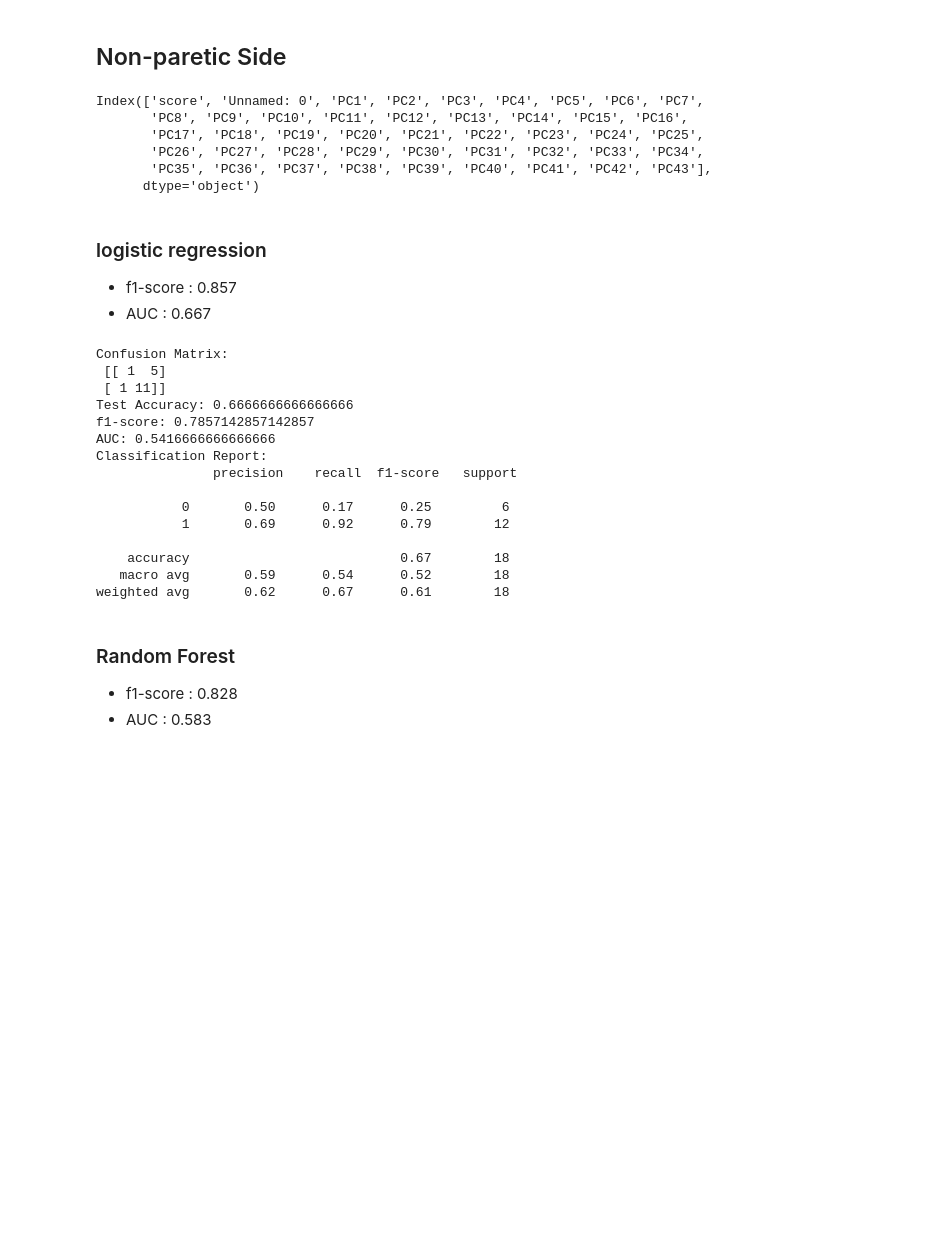
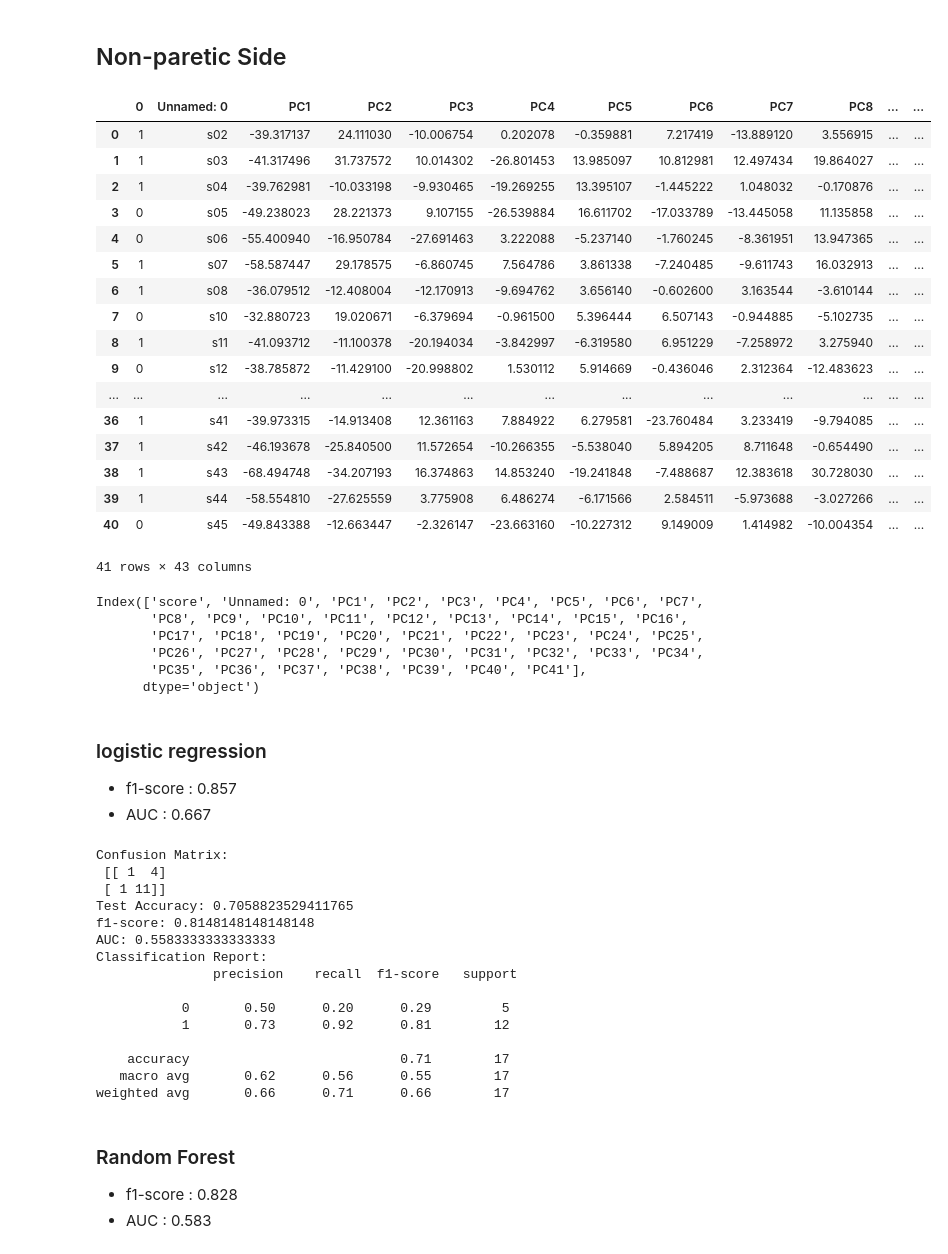
Before and after one commit to softstat/analysis, a Jupyter notebook: looking_back.ipynb, the cells around one changed output. Saved outputs shown, nothing was run; the diff lists cells and outputs as text; code cells hidden in the pictures; blank space fills up the shorter version.

```diff
--- a/looking_back.ipynb
+++ b/looking_back.ipynb
@@ -23,7 +24,7 @@ cd Data
 # %%
 import pandas as pd
-non_PRC = pd.read_csv('looking_back/looking_back.csv')
-PRC = pd.read_csv('looking_back/looking_back_par.csv')
+non_PRC = pd.read_csv('looking_back/look.csv')
+PRC = pd.read_csv('looking_back/look_par.csv')
 clinical_assessment = pd.read_excel('Clinical Assessment.xlsx')
 # %%
 import pandas as pd
@@ -73,6 +96,27 @@ df_non = pd.DataFrame(non_PRC)
 y = pd.DataFrame(y)
 # %%
 non = pd.concat([y,df_non],axis=1)
+# %%
+non
+# %% [output]
+|  | 0 | Unnamed: 0 | PC1 | PC2 | PC3 | PC4 | PC5 | PC6 | PC7 | PC8 | ... | ... |
+| 0 | 1 | s02 | -39.317137 | 24.111030 | -10.006754 | 0.202078 | -0.359881 | 7.217419 | -13.889120 | 3.556915 | ... | ... |
+| 1 | 1 | s03 | -41.317496 | 31.737572 | 10.014302 | -26.801453 | 13.985097 | 10.812981 | 12.497434 | 19.864027 | ... | ... |
+| 2 | 1 | s04 | -39.762981 | -10.033198 | -9.930465 | -19.269255 | 13.395107 | -1.445222 | 1.048032 | -0.170876 | ... | ... |
+| 3 | 0 | s05 | -49.238023 | 28.221373 | 9.107155 | -26.539884 | 16.611702 | -17.033789 | -13.445058 | 11.135858 | ... | ... |
+| 4 | 0 | s06 | -55.400940 | -16.950784 | -27.691463 | 3.222088 | -5.237140 | -1.760245 | -8.361951 | 13.947365 | ... | ... |
+| 5 | 1 | s07 | -58.587447 | 29.178575 | -6.860745 | 7.564786 | 3.861338 | -7.240485 | -9.611743 | 16.032913 | ... | ... |
+| 6 | 1 | s08 | -36.079512 | -12.408004 | -12.170913 | -9.694762 | 3.656140 | -0.602600 | 3.163544 | -3.610144 | ... | ... |
+| 7 | 0 | s10 | -32.880723 | 19.020671 | -6.379694 | -0.961500 | 5.396444 | 6.507143 | -0.944885 | -5.102735 | ... | ... |
+| 8 | 1 | s11 | -41.093712 | -11.100378 | -20.194034 | -3.842997 | -6.319580 | 6.951229 | -7.258972 | 3.275940 | ... | ... |
+| 9 | 0 | s12 | -38.785872 | -11.429100 | -20.998802 | 1.530112 | 5.914669 | -0.436046 | 2.312364 | -12.483623 | ... | ... |
+| ... | ... | ... | ... | ... | ... | ... | ... | ... | ... | ... | ... | ... |
+| 36 | 1 | s41 | -39.973315 | -14.913408 | 12.361163 | 7.884922 | 6.279581 | -23.760484 | 3.233419 | -9.794085 | ... | ... |
+| 37 | 1 | s42 | -46.193678 | -25.840500 | 11.572654 | -10.266355 | -5.538040 | 5.894205 | 8.711648 | -0.654490 | ... | ... |
+| 38 | 1 | s43 | -68.494748 | -34.207193 | 16.374863 | 14.853240 | -19.241848 | -7.488687 | 12.383618 | 30.728030 | ... | ... |
+| 39 | 1 | s44 | -58.554810 | -27.625559 | 3.775908 | 6.486274 | -6.171566 | 2.584511 | -5.973688 | -3.027266 | ... | ... |
+| 40 | 0 | s45 | -49.843388 | -12.663447 | -2.326147 | -23.663160 | -10.227312 | 9.149009 | 1.414982 | -10.004354 | ... | ... |
+41 rows × 43 columns
 # %%
 colname = list(non.columns)
 colname[0] = "score"
@@ -83,7 +127,7 @@ Index(['score', 'Unnamed: 0', 'PC1', 'PC2', 'PC3', 'PC4', 'PC5', 'PC6', 'PC7',
        'PC8', 'PC9', 'PC10', 'PC11', 'PC12', 'PC13', 'PC14', 'PC15', 'PC16',
        'PC17', 'PC18', 'PC19', 'PC20', 'PC21', 'PC22', 'PC23', 'PC24', 'PC25',
        'PC26', 'PC27', 'PC28', 'PC29', 'PC30', 'PC31', 'PC32', 'PC33', 'PC34',
-       'PC35', 'PC36', 'PC37', 'PC38', 'PC39', 'PC40', 'PC41', 'PC42', 'PC43'],
+       'PC35', 'PC36', 'PC37', 'PC38', 'PC39', 'PC40', 'PC41'],
       dtype='object')
 # %%
 X = non.loc[:,['PC3','PC4','PC5','PC18','PC25','PC27','PC28','PC36']]
@@ -120,20 +164,20 @@ classification_rep_lr = classification_report(y_test, y_pred_lr)
 print("Classification Report:\n", classification_rep_lr)
 # %% [output]
 Confusion Matrix:
- [[ 1  5]
+ [[ 1  4]
  [ 1 11]]
-Test Accuracy: 0.6666666666666666
-f1-score: 0.7857142857142857
-AUC: 0.5416666666666666
+Test Accuracy: 0.7058823529411765
+f1-score: 0.8148148148148148
+AUC: 0.5583333333333333
 Classification Report:
                precision    recall  f1-score   support
 
-           0       0.50      0.17      0.25         6
-           1       0.69      0.92      0.79        12
+           0       0.50      0.20      0.29         5
+           1       0.73      0.92      0.81        12
 
-    accuracy                           0.67        18
-   macro avg       0.59      0.54      0.52        18
-weighted avg       0.62      0.67      0.61        18
+    accuracy                           0.71        17
+   macro avg       0.62      0.56      0.55        17
+weighted avg       0.66      0.71      0.66        17
 # %% [markdown]
 ### Random Forest
 - f1-score : 0.828
```
Also changed, not shown: parts of 21 cells of this notebook.
